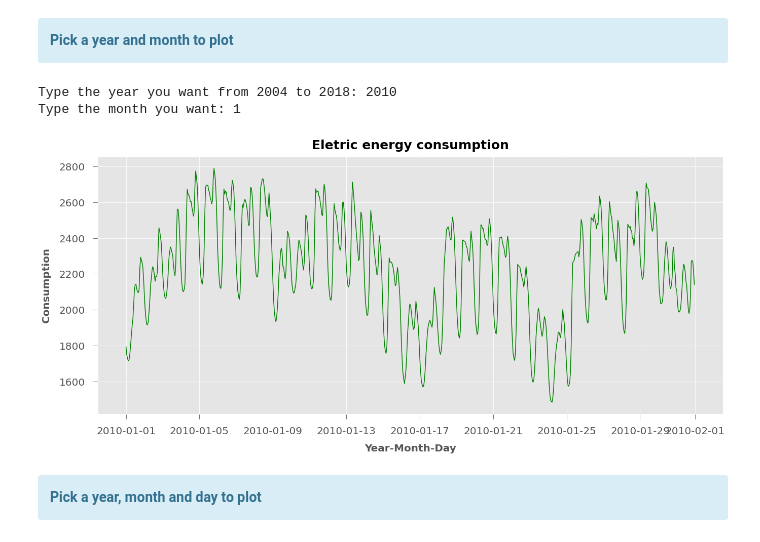
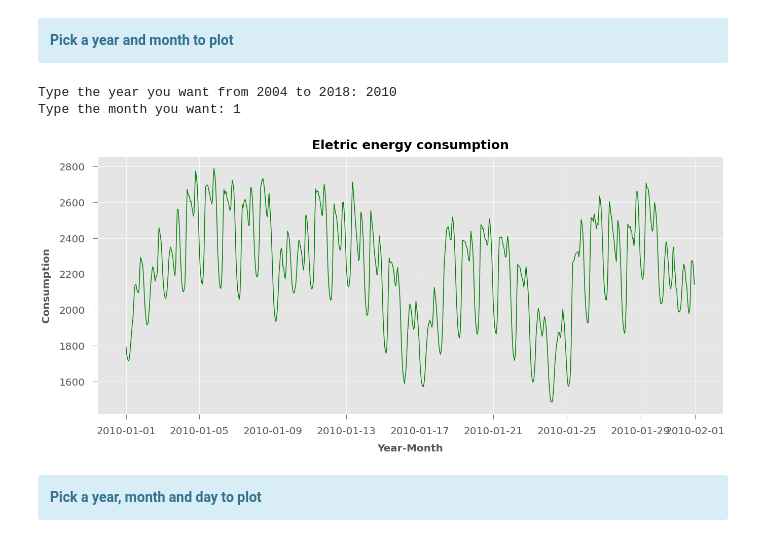
Before and after one commit to Empanator/Electric_energy_consumption_of_Dayton, a Jupyter notebook: Electric energy consumption.ipynb, the cells around one changed output. Saved outputs shown, nothing was run; the diff lists cells and outputs as text; code cells hidden in the pictures.

```diff
--- a/Electric energy consumption.ipynb
+++ b/Electric energy consumption.ipynb
@@ -101,27 +97,27 @@ Type the year you want from 2004 to 2018: 2010
 # %%
 year = int(input("Type the year you want from 2004 to 2018: "))
 if year > 2003 and year < 2019:
     month = int(input("Type the month you want: "))
     if month > 0 and month < 13:
         plt.figure(figsize = (20,10))
         plt.rc('font', weight = 'normal')
         plt.title('Eletric energy consumption', weight = 'bold', fontsize = 25, pad= 15)
-        plt.xlabel('Year-Month-Day', weight = 'bold', fontsize = 20, labelpad = 15)
+        plt.xlabel('Year-Month', weight = 'bold', fontsize = 20, labelpad = 15)
         plt.ylabel('Consumption', weight = 'bold', fontsize = 20, labelpad = 15)
         plt.xticks(fontsize = 20)
         plt.yticks(fontsize = 20)
         plt.tick_params(axis = 'both', pad = 15, size = 10,)
         plt.tight_layout(pad = 5)
         dfyear = df[df.index.year == year]
         filtro = (dfyear.index.month == month)
         plt.style.use('ggplot')
         plt.plot(dfyear[filtro], color = 'green')
 else:
     print('Run again and type a valid date')
 # %% [output]
 Type the year you want from 2004 to 2018: 2010
 Type the month you want: 1
-[figure, old version]
+[figure, new version]
 # %% [markdown]
 <div class="alert alert-block alert-info">
 <b>Pick a year, month and day to plot</b>
```
Also changed, not shown: parts of 1 cell of this notebook.
